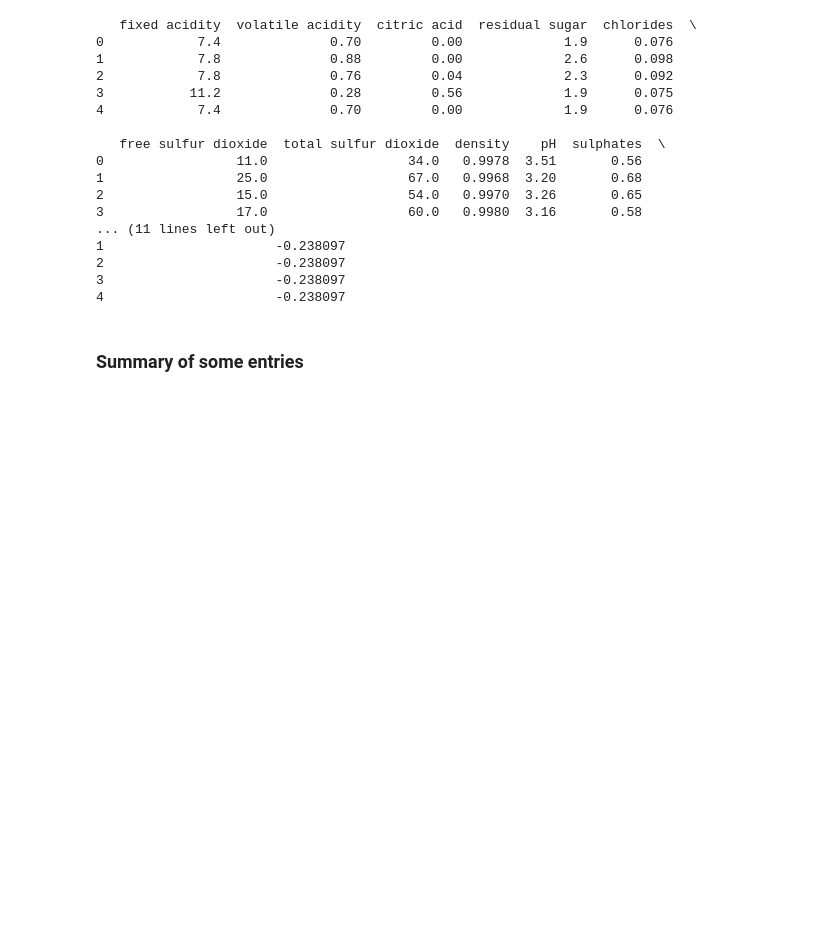
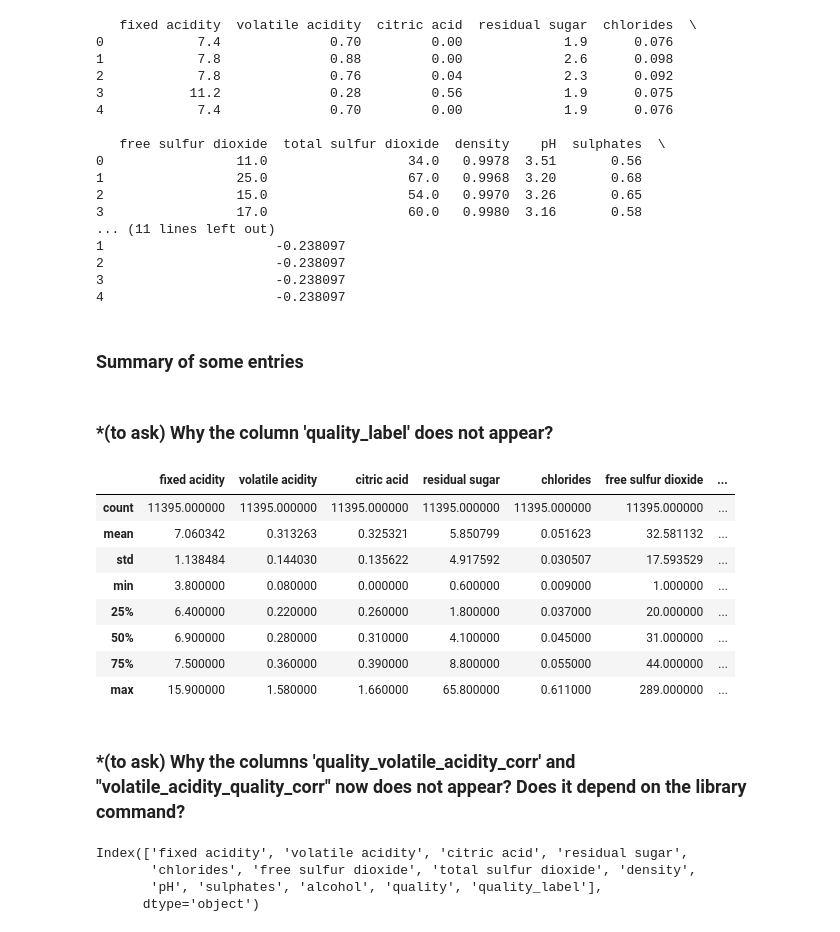
Before and after one commit to sfdatade/blueberry_winerys_project, a Jupyter notebook: BlueBerry_Winery_Project.ipynb, the cells around one changed output. Drawn from its saved outputs; the diff is of its cells as text; code cells hidden in the pictures; blank space fills up the shorter version.

```diff
--- a/BlueBerry_Winery_Project.ipynb
+++ b/BlueBerry_Winery_Project.ipynb
@@ -992,0 +1006,23 @@ print(red_wine.head())
+# %% [markdown]
+### *(to ask) Why the column 'quality_label' does not appear?
+# %%
+red_wine.describe()
+# %% [output]
+|  | fixed acidity | volatile acidity | citric acid | residual sugar | chlorides | free sulfur dioxide | ... |
+| count | 11395.000000 | 11395.000000 | 11395.000000 | 11395.000000 | 11395.000000 | 11395.000000 | ... |
+| mean | 7.060342 | 0.313263 | 0.325321 | 5.850799 | 0.051623 | 32.581132 | ... |
+| std | 1.138484 | 0.144030 | 0.135622 | 4.917592 | 0.030507 | 17.593529 | ... |
+| min | 3.800000 | 0.080000 | 0.000000 | 0.600000 | 0.009000 | 1.000000 | ... |
+| 25% | 6.400000 | 0.220000 | 0.260000 | 1.800000 | 0.037000 | 20.000000 | ... |
+| 50% | 6.900000 | 0.280000 | 0.310000 | 4.100000 | 0.045000 | 31.000000 | ... |
+| 75% | 7.500000 | 0.360000 | 0.390000 | 8.800000 | 0.055000 | 44.000000 | ... |
+| max | 15.900000 | 1.580000 | 1.660000 | 65.800000 | 0.611000 | 289.000000 | ... |
+# %% [markdown]
+### *(to ask) Why the columns 'quality_volatile_acidity_corr' and "volatile_acidity_quality_corr" now does not appear? Does it depend on the library command?
+# %%
+red_wine.columns
+# %% [output]
+Index(['fixed acidity', 'volatile acidity', 'citric acid', 'residual sugar',
+       'chlorides', 'free sulfur dioxide', 'total sulfur dioxide', 'density',
+       'pH', 'sulphates', 'alcohol', 'quality', 'quality_label'],
+      dtype='object')
```
Also changed, not shown: parts of 16 cells of this notebook.
